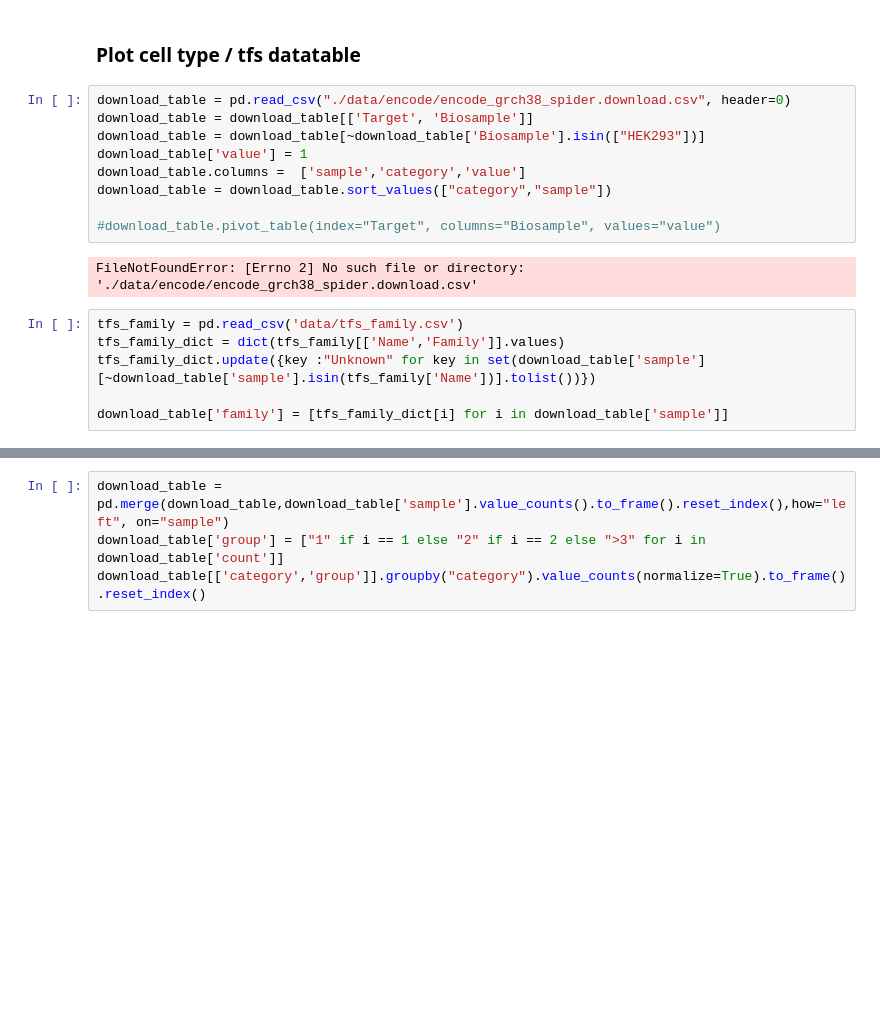
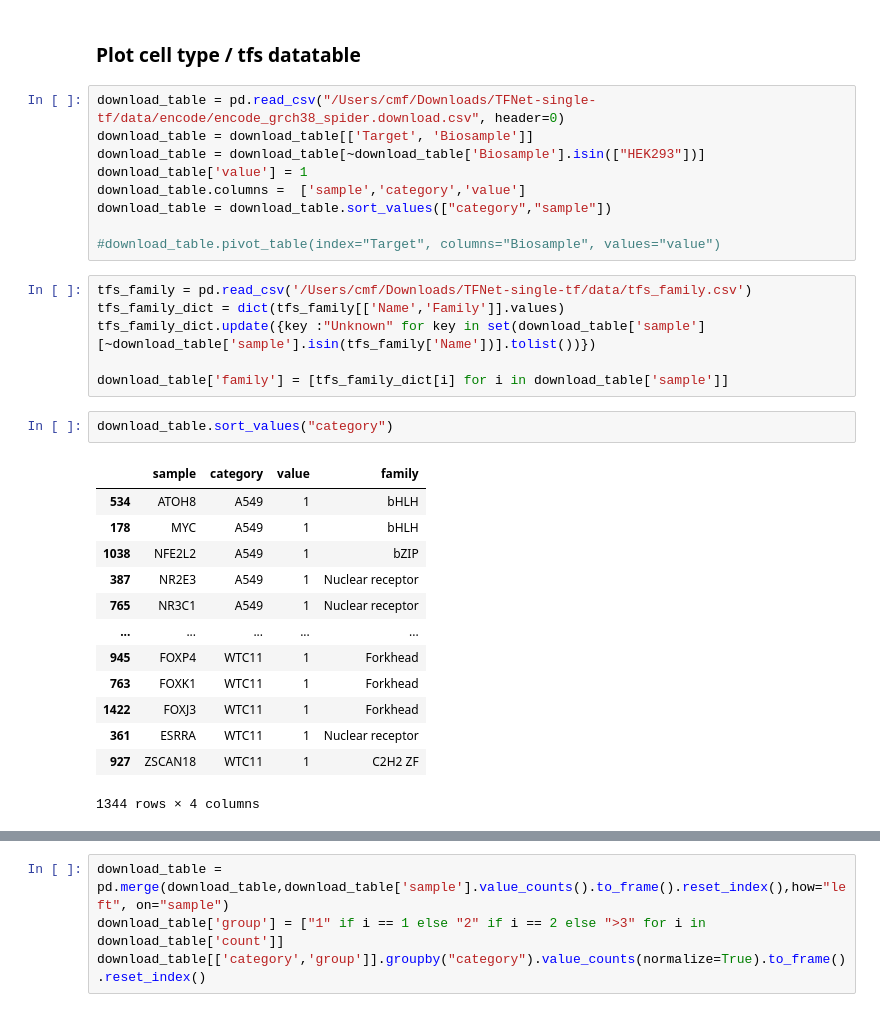
Before and after one commit to cmf1997/tfnet-single, a Jupyter notebook: data/spider.tfs.encode.ipynb, the cells around one changed output, grey strips where cells are left out. Saved outputs shown, nothing was run; the diff lists cells and outputs as text; blank space fills up the shorter version.

```diff
--- a/data/spider.tfs.encode.ipynb
+++ b/data/spider.tfs.encode.ipynb
@@ -418,7 +418,7 @@ plt.savefig("results/pseudo_family.nohek293.pdf")
 # %% [markdown]
 ### Plot cell type / tfs datatable
 # %%
-download_table = pd.read_csv("./data/encode/encode_grch38_spider.download.csv", header=0)
+download_table = pd.read_csv("/Users/cmf/Downloads/TFNet-single-tf/data/encode/encode_grch38_spider.download.csv", header=0)
 download_table = download_table[['Target', 'Biosample']]
 download_table = download_table[~download_table['Biosample'].isin(["HEK293"])]
 download_table['value'] = 1
@@ -426,14 +426,28 @@ download_table.columns =  ['sample','category','value']
 download_table = download_table.sort_values(["category","sample"])
 
 #download_table.pivot_table(index="Target", columns="Biosample", values="value")
-# %% [output]
-FileNotFoundError: [Errno 2] No such file or directory: './data/encode/encode_grch38_spider.download.csv'
 # %%
-tfs_family = pd.read_csv('data/tfs_family.csv')
+tfs_family = pd.read_csv('/Users/cmf/Downloads/TFNet-single-tf/data/tfs_family.csv')
 tfs_family_dict = dict(tfs_family[['Name','Family']].values)
 tfs_family_dict.update({key :"Unknown" for key in set(download_table['sample'][~download_table['sample'].isin(tfs_family['Name'])].tolist())})
 
 download_table['family'] = [tfs_family_dict[i] for i in download_table['sample']]
+# %%
+download_table.sort_values("category")
+# %% [output]
+|  | sample | category | value | family |
+| 534 | ATOH8 | A549 | 1 | bHLH |
+| 178 | MYC | A549 | 1 | bHLH |
+| 1038 | NFE2L2 | A549 | 1 | bZIP |
+| 387 | NR2E3 | A549 | 1 | Nuclear receptor |
+| 765 | NR3C1 | A549 | 1 | Nuclear receptor |
+| ... | ... | ... | ... | ... |
+| 945 | FOXP4 | WTC11 | 1 | Forkhead |
+| 763 | FOXK1 | WTC11 | 1 | Forkhead |
+| 1422 | FOXJ3 | WTC11 | 1 | Forkhead |
+| 361 | ESRRA | WTC11 | 1 | Nuclear receptor |
+| 927 | ZSCAN18 | WTC11 | 1 | C2H2 ZF |
+1344 rows × 4 columns
 # %%
 plt.rcParams.update({'font.size': 5})
 mut_mapping={1:"#4169E1"}
```
Also changed, not shown: parts of 1 cell of this notebook.
